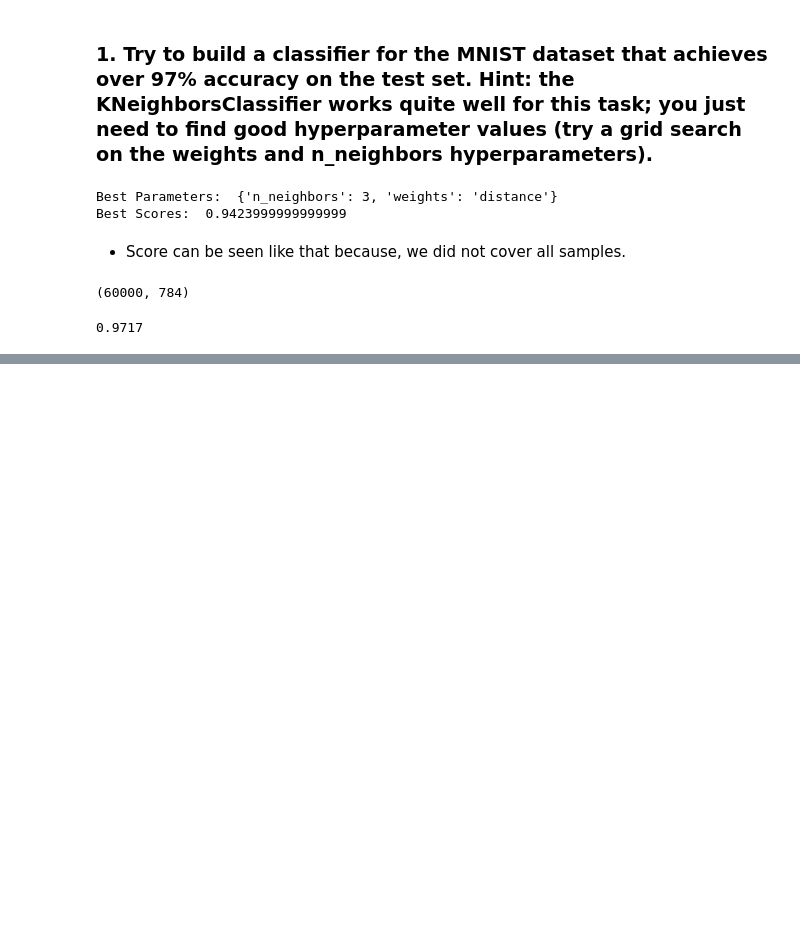
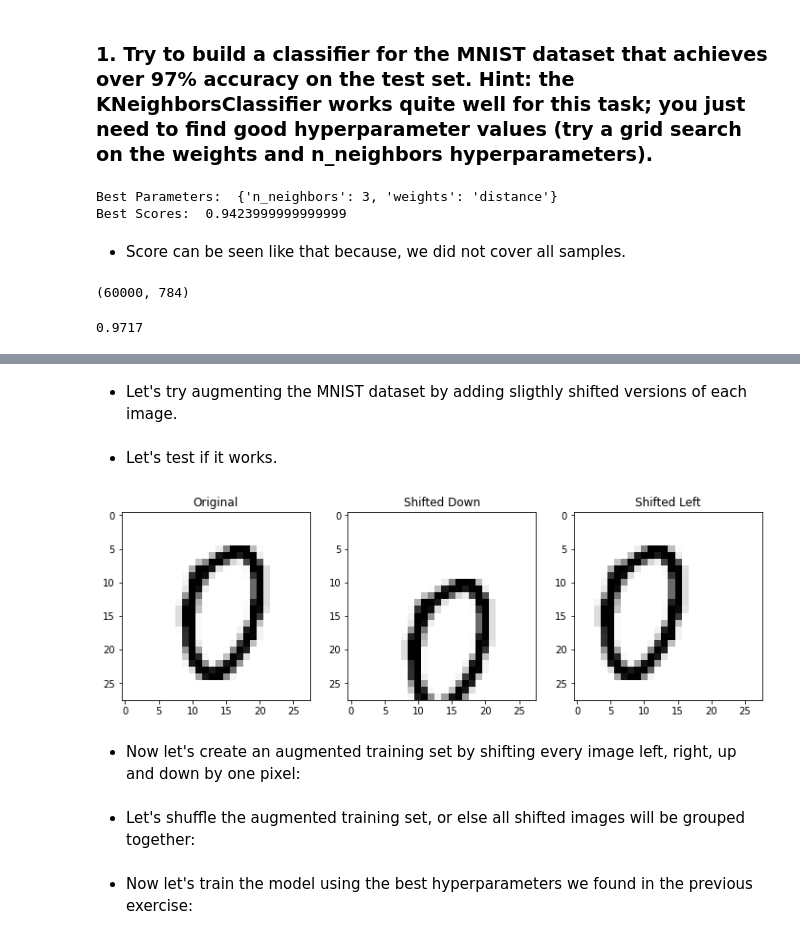
Before and after one commit to MrEktirir/ML_Works, a Jupyter notebook: Notebooks/chapter_3.ipynb, the cells around one changed output, grey strips where cells are left out. Saved outputs shown, nothing was run; the diff lists cells and outputs as text; code cells hidden in the pictures; blank space fills up the shorter version.

```diff
--- a/Notebooks/chapter_3.ipynb
+++ b/Notebooks/chapter_3.ipynb
@@ -638,0 +641,34 @@ tuned_accuracy
+# %% [markdown]
+* Let's try augmenting the MNIST dataset by adding sligthly shifted versions of each image.
+# %%
+from scipy.ndimage import shift
+
+def shift_image(image, dx, dy):
+    image = image.reshape(28, 28)
+    shifted_image = shift(image, [dx, dy], cval=0, mode="constant")
+    return shifted_image.reshape([-1])
+# %% [markdown]
+* Let's test if it works.
+# %%
+image = X_train[1000] # choose random one.
+shifted_image_down = shift_image(image, 5, 0)
+shifted_image_left = shift_image(image, 0 ,-5)
+
+plt.figure(figsize=(12 , 9))
+plt.subplot(131)
+plt.title("Original")
+plt.imshow(image.reshape(28, 28), interpolation="nearest", cmap="Greys")
+
+plt.subplot(132)
+plt.title("Shifted Down")
+plt.imshow(shifted_image_down.reshape(28, 28), interpolation="nearest", cmap="Greys")
+
+plt.subplot(133)
+plt.title("Shifted Left")
+plt.imshow(shifted_image_left.reshape(28, 28), interpolation="nearest", cmap="Greys")
+
+plt.show()
+# %% [output]
+[figure, added]
+# %% [markdown]
+* Now let's create an augmented training set by shifting every image left, right, up and down by one pixel:
@@ -638,0 +686,2 @@ tuned_accuracy
+# %% [markdown]
+* Let's shuffle the augmented training set, or else all shifted images will be grouped together:
@@ -638,0 +692,2 @@ tuned_accuracy
+# %% [markdown]
+* Now let's train the model using the best hyperparameters we found in the previous exercise:
```
Also changed, not shown: parts of 9 cells of this notebook.
